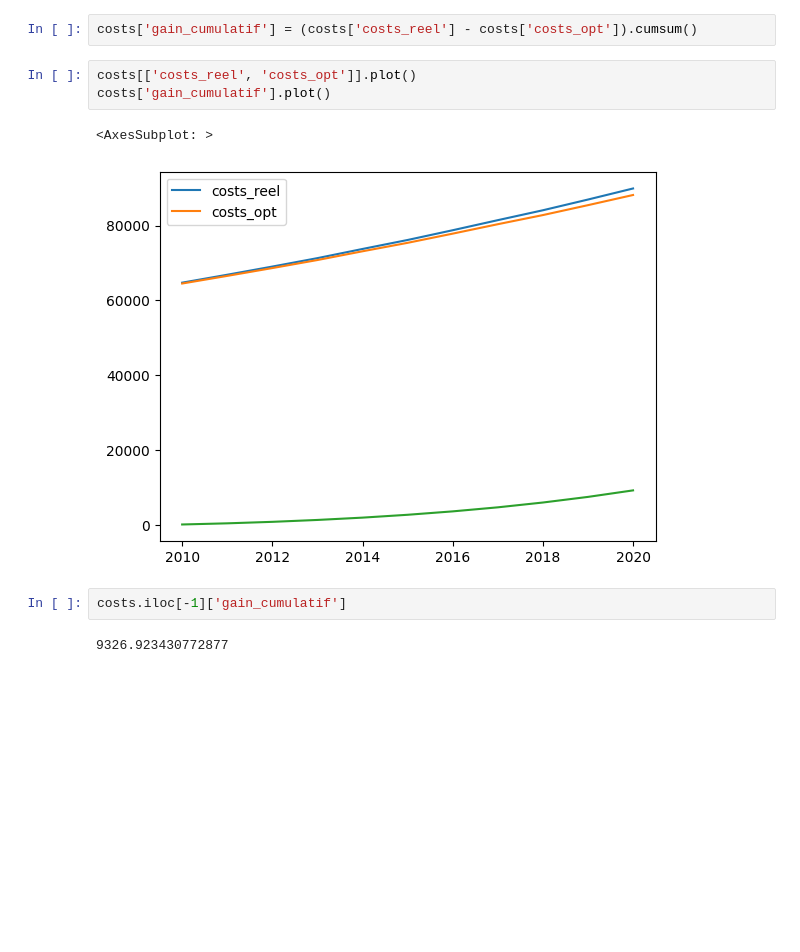
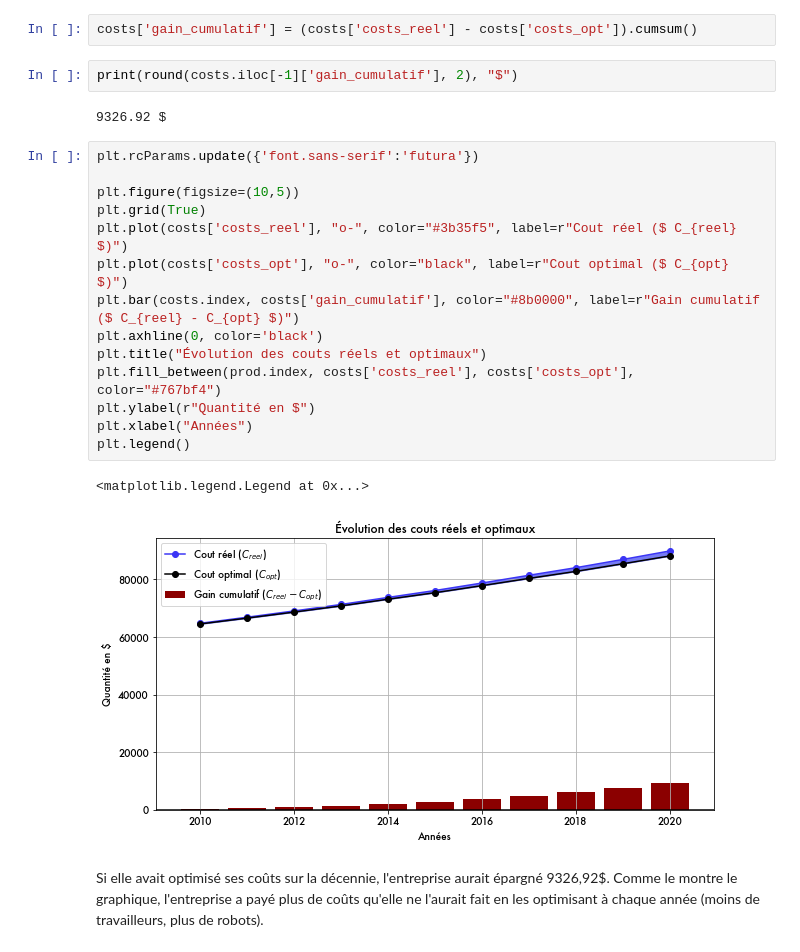
Before and after one commit to felixpoirier1/Devoir4, a Jupyter notebook: Devoir.ipynb, the cells around one changed output. Saved outputs shown, nothing was run; the diff lists cells and outputs as text; blank space fills up the shorter version.

```diff
--- a/Devoir.ipynb
+++ b/Devoir.ipynb
@@ -181,13 +202,26 @@ costs['costs_reel'] = costs['pL'] * prod['L'] + costs['pR'] * prod['R'] + costs[
 costs['costs_opt'] = costs['pL'] * costs['L_star'] + costs['pR'] * costs['R_star'] + costs['G']
 # %%
 costs['gain_cumulatif'] = (costs['costs_reel'] - costs['costs_opt']).cumsum()
-# %%
-costs[['costs_reel', 'costs_opt']].plot()
-costs['gain_cumulatif'].plot()
-# %% [output]
-<AxesSubplot: >
-[figure, removed]
 # %%
-costs.iloc[-1]['gain_cumulatif']
+print(round(costs.iloc[-1]['gain_cumulatif'], 2), "$")
 # %% [output]
-9326.923430772877
+9326.92 $
+# %%
+plt.rcParams.update({'font.sans-serif':'futura'})
+
+plt.figure(figsize=(10,5))
+plt.grid(True)
+plt.plot(costs['costs_reel'], "o-", color="#3b35f5", label=r"Cout réel ($ C_{reel} $)")
+plt.plot(costs['costs_opt'], "o-", color="black", label=r"Cout optimal ($ C_{opt} $)")
+plt.bar(costs.index, costs['gain_cumulatif'], color="#8b0000", label=r"Gain cumulatif ($ C_{reel} - C_{opt} $)")
+plt.axhline(0, color='black')
+plt.title("Évolution des couts réels et optimaux")
+plt.fill_between(prod.index, costs['costs_reel'], costs['costs_opt'], color="#767bf4")
+plt.ylabel(r"Quantité en $")
+plt.xlabel("Années")
+plt.legend()
+# %% [output]
+<matplotlib.legend.Legend at 0x...>
+[figure, added]
+# %% [markdown]
+Si elle avait optimisé ses coûts sur la décennie, l'entreprise aurait épargné 9326,92$. Comme le montre le graphique, l'entreprise a payé plus de coûts qu'elle ne l'aurait fait en les optimisant à chaque année (moins de travailleurs, plus de robots).
```
Also changed, not shown: parts of 9 cells of this notebook.
